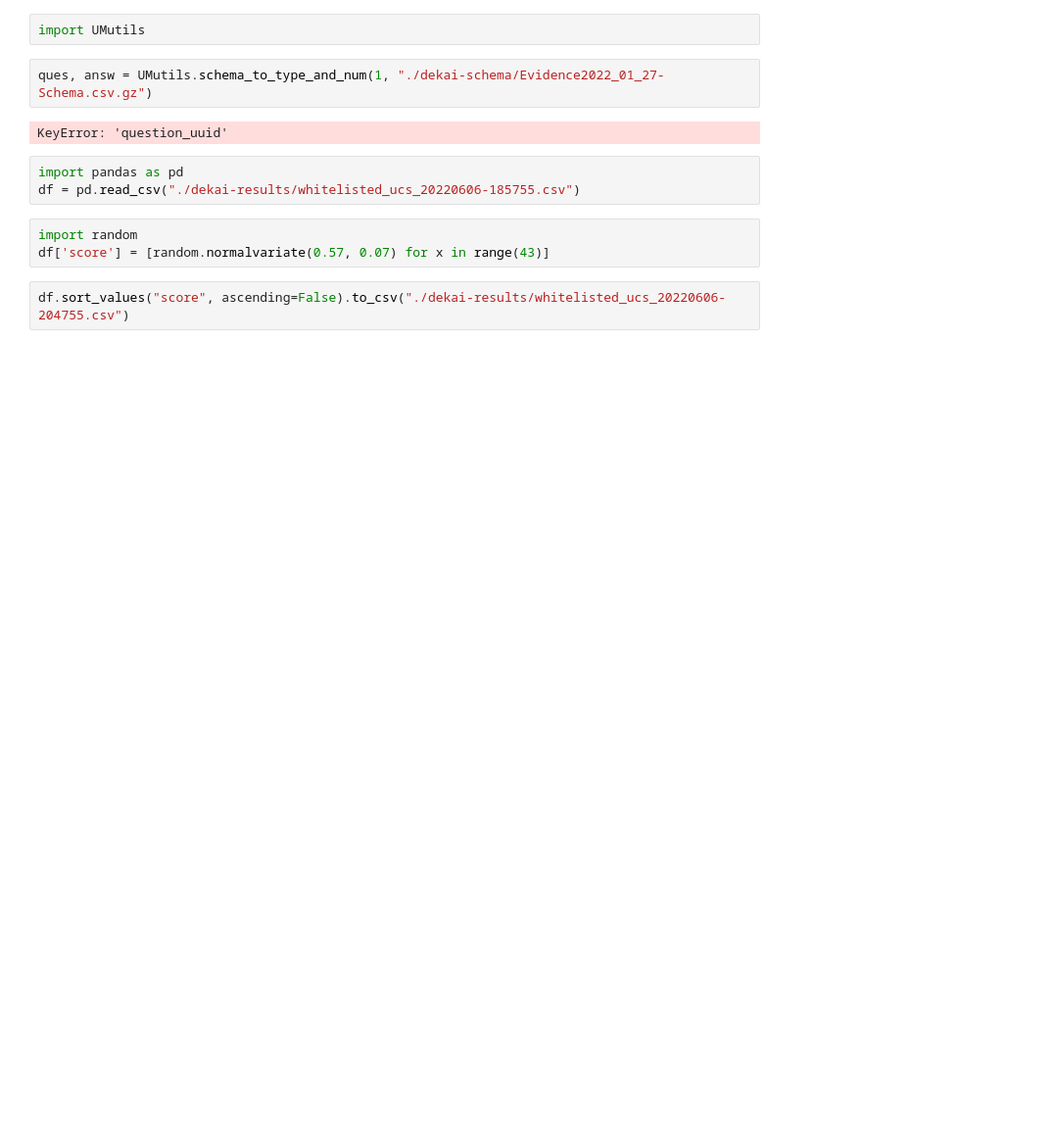
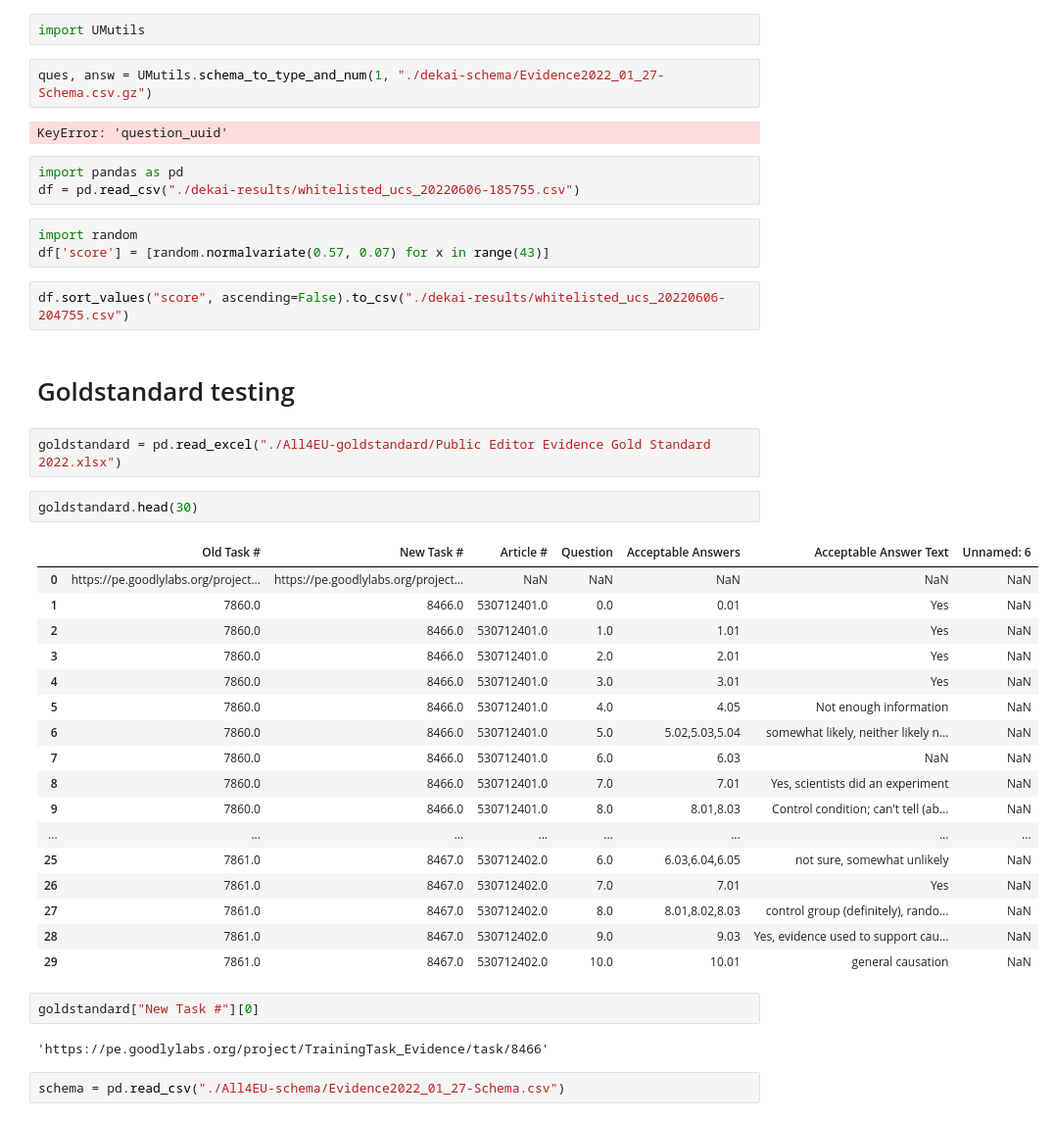
Before and after one commit to sushantvema/user-monitoring, a Jupyter notebook: ucs-update-algorithm/testing.ipynb, the cells around one changed output. Shown at 98% size. Saved outputs shown, nothing was run; the diff lists cells and outputs as text; blank space fills up the shorter version.

```diff
--- a/ucs-update-algorithm/testing.ipynb
+++ b/ucs-update-algorithm/testing.ipynb
@@ -428,3 +428,33 @@ import random
 df['score'] = [random.normalvariate(0.57, 0.07) for x in range(43)]
 # %%
 df.sort_values("score", ascending=False).to_csv("./dekai-results/whitelisted_ucs_20220606-204755.csv")
+# %% [markdown]
+# Goldstandard testing
+# %%
+goldstandard = pd.read_excel("./All4EU-goldstandard/Public Editor Evidence Gold Standard 2022.xlsx")
+# %%
+goldstandard.head(30)
+# %% [output]
+|  | Old Task # | New Task # | Article # | Question | Acceptable Answers | Acceptable Answer Text | Unnamed: 6 |
+| 0 | https://pe.goodlylabs.org/project... | https://pe.goodlylabs.org/project... | NaN | NaN | NaN | NaN | NaN |
+| 1 | 7860.0 | 8466.0 | 530712401.0 | 0.0 | 0.01 | Yes | NaN |
+| 2 | 7860.0 | 8466.0 | 530712401.0 | 1.0 | 1.01 | Yes | NaN |
+| 3 | 7860.0 | 8466.0 | 530712401.0 | 2.0 | 2.01 | Yes | NaN |
+| 4 | 7860.0 | 8466.0 | 530712401.0 | 3.0 | 3.01 | Yes | NaN |
+| 5 | 7860.0 | 8466.0 | 530712401.0 | 4.0 | 4.05 | Not enough information | NaN |
+| 6 | 7860.0 | 8466.0 | 530712401.0 | 5.0 | 5.02,5.03,5.04 | somewhat likely, neither likely n... | NaN |
+| 7 | 7860.0 | 8466.0 | 530712401.0 | 6.0 | 6.03 | NaN | NaN |
+| 8 | 7860.0 | 8466.0 | 530712401.0 | 7.0 | 7.01 | Yes, scientists did an experiment | NaN |
+| 9 | 7860.0 | 8466.0 | 530712401.0 | 8.0 | 8.01,8.03 | Control condition; can't tell (ab... | NaN |
+| ... | ... | ... | ... | ... | ... | ... | ... |
+| 25 | 7861.0 | 8467.0 | 530712402.0 | 6.0 | 6.03,6.04,6.05 | not sure, somewhat unlikely | NaN |
+| 26 | 7861.0 | 8467.0 | 530712402.0 | 7.0 | 7.01 | Yes | NaN |
+| 27 | 7861.0 | 8467.0 | 530712402.0 | 8.0 | 8.01,8.02,8.03 | control group (definitely), rando... | NaN |
+| 28 | 7861.0 | 8467.0 | 530712402.0 | 9.0 | 9.03 | Yes, evidence used to support cau... | NaN |
+| 29 | 7861.0 | 8467.0 | 530712402.0 | 10.0 | 10.01 | general causation | NaN |
+# %%
+goldstandard["New Task #"][0]
+# %% [output]
+'https://pe.goodlylabs.org/project/TrainingTask_Evidence/task/8466'
+# %%
+schema = pd.read_csv("./All4EU-schema/Evidence2022_01_27-Schema.csv")
```
Also changed, not shown: parts of 6 cells of this notebook, 14 other files.
